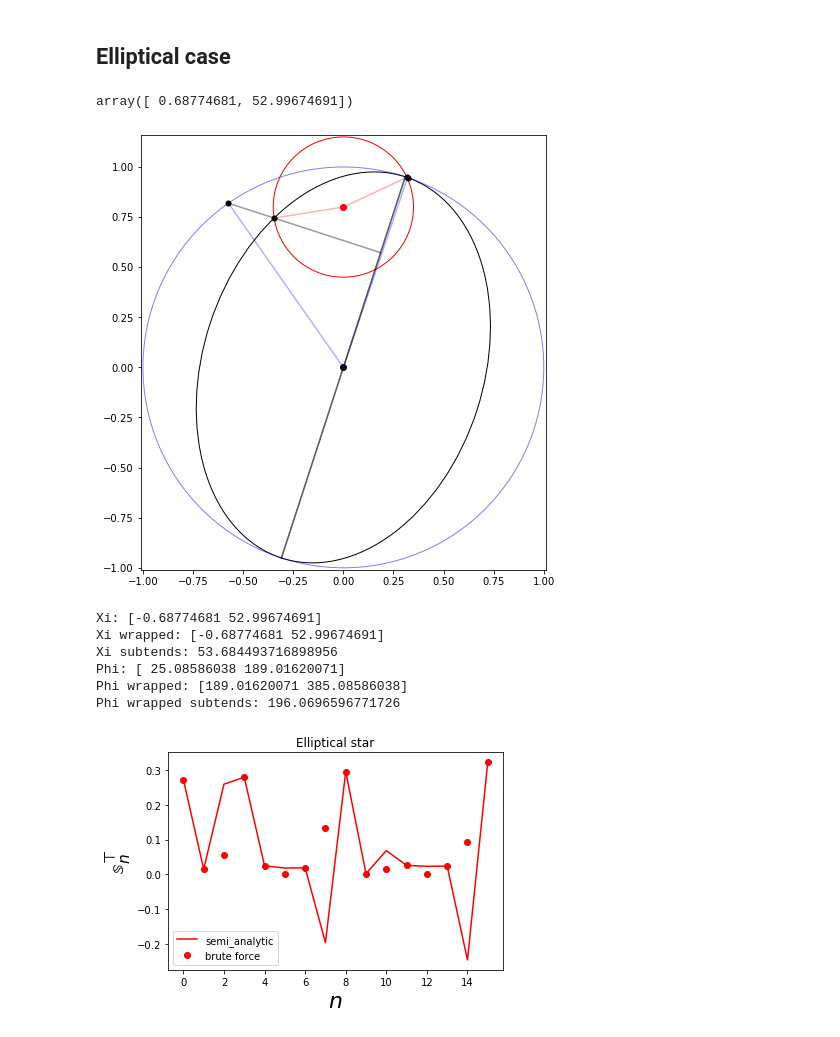
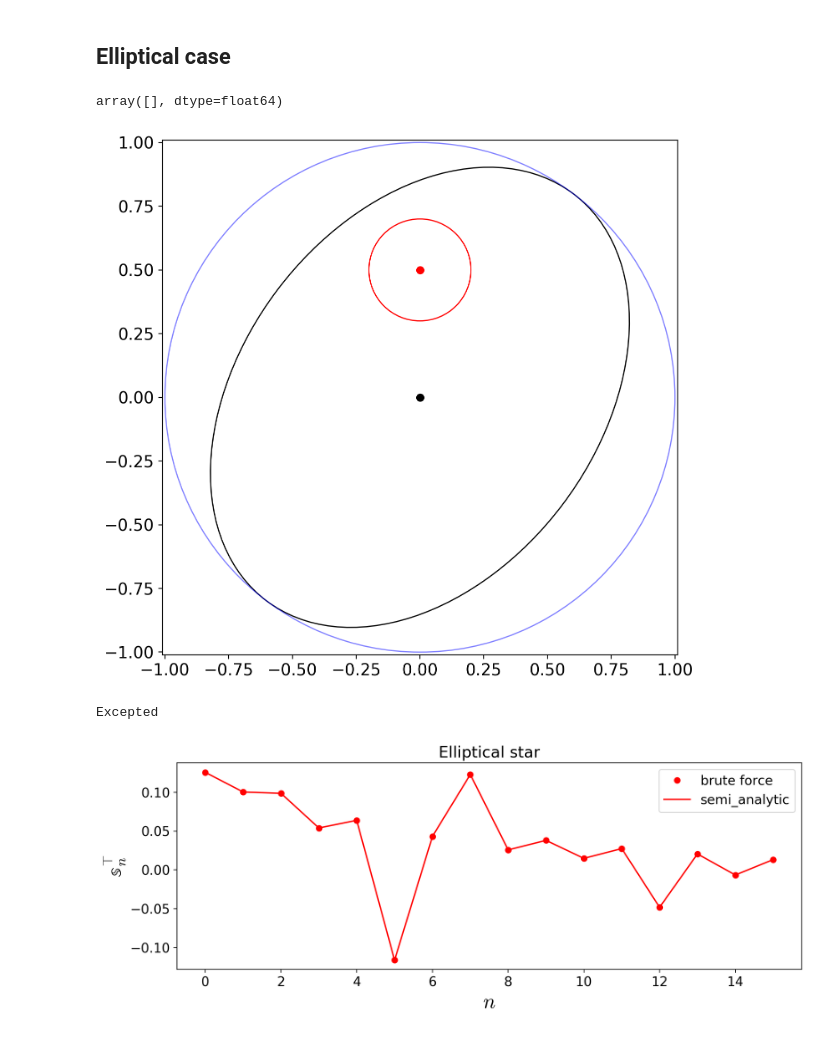
Before and after one commit to shashankdholakia/gravity-dark, a Jupyter notebook: Brute Force Integration.ipynb, the cells around one changed output. Cells and saved outputs as stored; diff of their text form; code cells hidden in the pictures.

Commit message:
Fully working brute force vs semi-analytic comparison

```diff
--- a/Brute Force Integration.ipynb
+++ b/Brute Force Integration.ipynb
@@ -221,9 +260,4 @@ array([ 0.47943198, 36.47943198])
 # %%
-f = 0.0
-b0 = 0.8
-r_p = 0.35
-theta = np.radians(72)
-
 from tqdm.notebook import tqdm
 numerical_circ = np.zeros(16)
 for n in tqdm(range(16)):
@@ -270,21 +305,16 @@ plt.ylabel(r"$\mathbb{s}_n^\top$", fontsize=22);
 ## Elliptical case
 # %%
 f = 0.3
-b0 = 0.8
-r_p = 0.35
-theta = np.radians(72)
+b0 = 0.5
+r_p = 0.2
+theta = np.radians(53)
 xi = utils.compute_xi(b0, r_p, f, theta)
 phi = utils.compute_phi(b0, r_p, f, theta)
 utils.draw_oblate_full(b0, r_p,f,theta)
 # %% [output]
-array([ 0.68774681, 52.99674691])
+array([], dtype=float64)
-[figure, old version]
+[figure, new version]
 # %%
-f = 0.3
-b0 = 0.8
-r_p = 0.35
-theta = np.radians(72)
-
 from tqdm.notebook import tqdm
 numerical = np.zeros(16)
 for n in tqdm(range(16)):
@@ -297,29 +327,30 @@ phi = utils.compute_phi(b0, r_p, f, theta)
 xi_2pi = np.sort(np.mod(xi+np.pi, 2*np.pi)-np.pi)
 phi_2pi = np.pi/2 + np.sort(np.mod(phi-np.pi/2, 2*np.pi))
 phi = utils.compute_phi(b0, r_p, f, theta)
-print("Xi: " + str(np.degrees(xi)))
-print("Xi wrapped: " + str(np.degrees(xi_2pi)))
-print("Xi subtends: " + str(np.degrees(xi_2pi[1]-xi_2pi[0])))
-print("Phi: " + str(np.degrees(phi)))
-print("Phi wrapped: " + str(np.degrees(phi_2pi)))
-print("Phi wrapped subtends: " + str(np.degrees(phi_2pi[1]-phi_2pi[0])))
+try:
+    assert len(phi) != 0
+    print("Xi: " + str(np.degrees(xi)))
+    print("Xi wrapped: " + str(np.degrees(xi_2pi)))
+    print("Xi subtends: " + str(np.degrees(xi_2pi[1]-xi_2pi[0])))
+    print("Phi: " + str(np.degrees(phi)))
+    print("Phi wrapped: " + str(np.degrees(phi_2pi)))
+    print("Phi wrapped subtends: " + str(np.degrees(phi_2pi[1]-phi_2pi[0])))
+except:
+    phi_2pi = np.array([np.pi / 2, 5 * np.pi / 2])
+    xi_2pi = np.array([])
+    print("Excepted")
 for n in tqdm(range(16)):
     semi_analytic[n] = sT(phi_2pi, xi_2pi, f, theta, b0, r_p, n=n)
 # %% [output]
-Xi: [-0.68774681 52.99674691]
-Xi wrapped: [-0.68774681 52.99674691]
-Xi subtends: 53.684493716898956
-Phi: [ 25.08586038 189.01620071]
-Phi wrapped: [189.01620071 385.08586038]
-Phi wrapped subtends: 196.0696596771726
+Excepted
 # %%
-plt.plot(semi_analytic,'r-', label="semi_analytic")
 plt.plot(numerical,'ro', label="brute force")
+plt.plot(semi_analytic,'r-', label="semi_analytic", ms=10)
 
 plt.legend()
 
 plt.title("Elliptical star")
 plt.xlabel(r"$n$", fontsize=22)
 plt.ylabel(r"$\mathbb{s}_n^\top$", fontsize=22);
 # %% [output]
-[figure, old version]
+[figure, new version]
```
Also changed, not shown: parts of 6 cells of this notebook.
